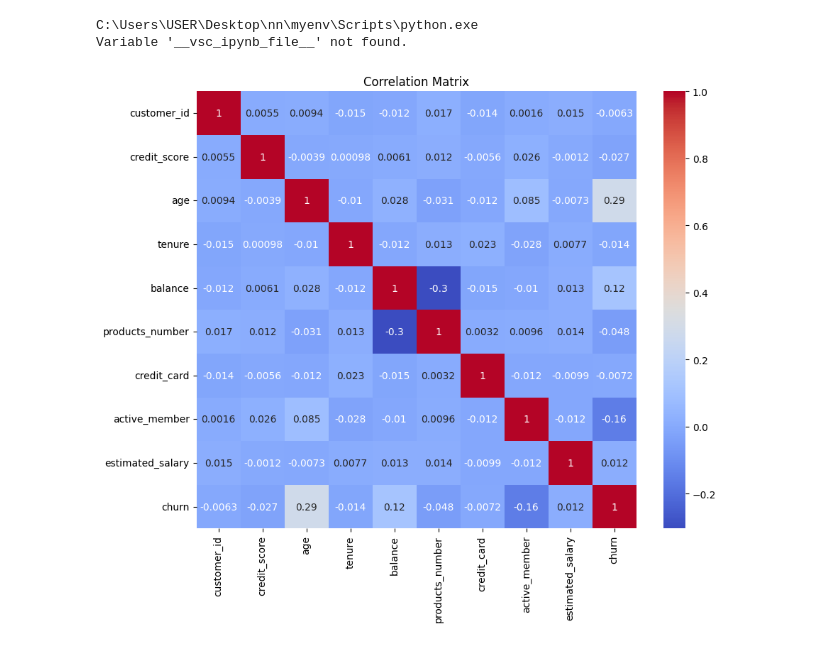
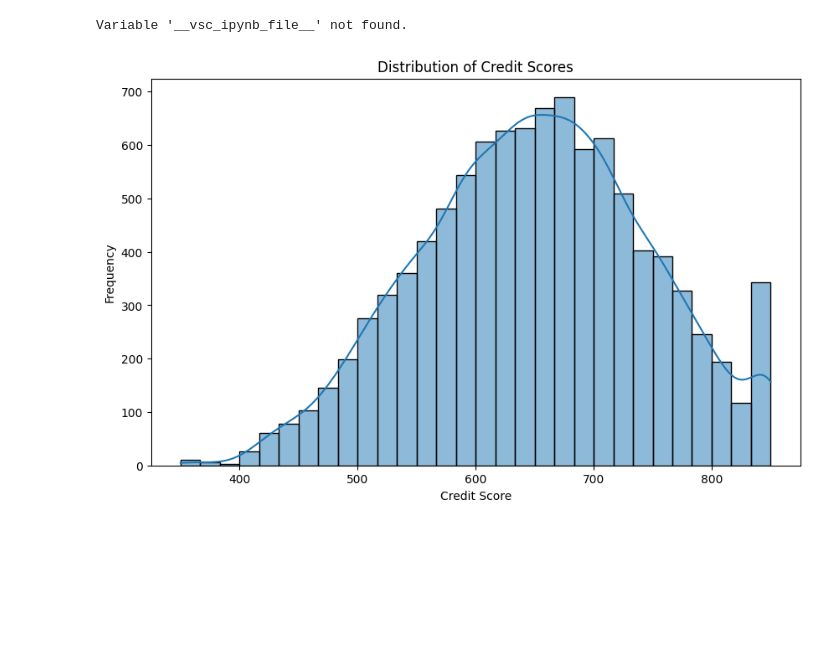
Before and after one commit to mohamdhassa/data-entry-and-analytics-system, a Jupyter notebook: bb.ipynb, the cells around one changed output. Saved outputs shown, nothing was run; the diff lists cells and outputs as text; code cells hidden in the pictures; blank space fills up the shorter version.

```diff
--- a/bb.ipynb
+++ b/bb.ipynb
@@ -60,54 +114,50 @@ Plot saved to 'C:\Users\USER\Desktop\nn\nn\public\output.png'.
 # %%
 import sys
-print(sys.executable)
-
 import pandas as pd
 import matplotlib.pyplot as plt
 import seaborn as sns
-import os
 import IPython
 
-# Check if the notebook is running in a specific environment before using environment-specific variables
+# Check if the notebook is running in a specific environment
 if hasattr(IPython, 'extract_module_locals'):
     try:
         notebook_name = "/".join(
             IPython.extract_module_locals()[1]["__vsc_ipynb_file__"].split("/")[-5:]
         )
         print(notebook_name)
     except KeyError:
         print("Variable '__vsc_ipynb_file__' not found.")
 else:
     print("Not running in a VS Code environment.")
 
 # Load the dataset
-df = pd.read_csv("output.csv")
+try:
+    df = pd.read_csv("output.csv")
+except FileNotFoundError:
+    print("Error: 'output.csv' file not found. Please check the file path.")
+    exit()
+except pd.errors.ParserError:
+    print("Error: Unable to read the 'output.csv' file. Please check the file format.")
+    exit()
 
-# Exclude non-numeric columns before calculating the correlation matrix
-numeric_df = df.select_dtypes(include=['float64', 'int64'])
+# Check if the DataFrame is empty
+if df.empty:
+    print("Error: The DataFrame is empty. Please check the contents of the 'output.csv' file.")
+    exit()
 
-# Check the correlation matrix
-corr = numeric_df.corr()
-
-# Plot the correlation matrix heatmap
-plt.figure(figsize=(10, 8))
-sns.heatmap(corr, annot=True, cmap='coolwarm')
-plt.title('Correlation Matrix')
+# Create the plot
+plt.figure(figsize=(10, 6))
+sns.histplot(df['credit_score'], bins=30, kde=True)
+plt.title('Distribution of Credit Scores')
+plt.xlabel('Credit Score')
+plt.ylabel('Frequency')
 
 # Save the plot
-file_path = 'C:\\Users\\USER\\Desktop\\nn\\nn\\public\\output1.png'
+file_path = 'C:\\Users\\USER\\Desktop\\nn\\nn\\public\\output3.png'
 plt.savefig(file_path)
 
-
-# Check if the file exists and overwrite it if it does
-if os.path.exists(file_path):
-    os.remove(file_path)
-    plt.savefig(file_path)
-else:
-    plt.savefig(file_path)
-
-# Show Plot
+# Show the plot
 plt.show()
 # %% [output]
-C:\Users\USER\Desktop\nn\myenv\Scripts\python.exe
 Variable '__vsc_ipynb_file__' not found.
-[figure, old version]
+[figure, new version]
```
Also changed, not shown: parts of 22 cells of this notebook, 34 other files.
